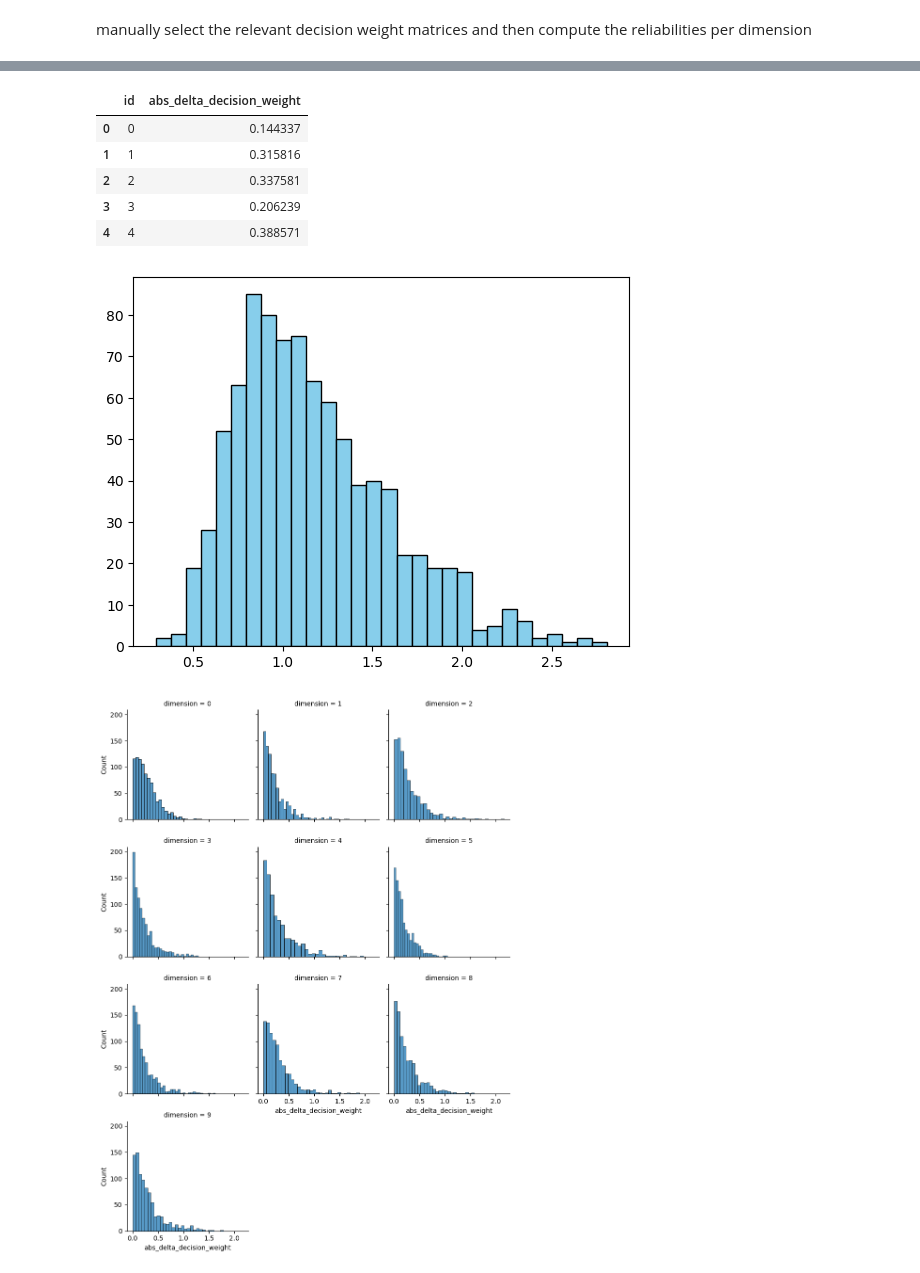
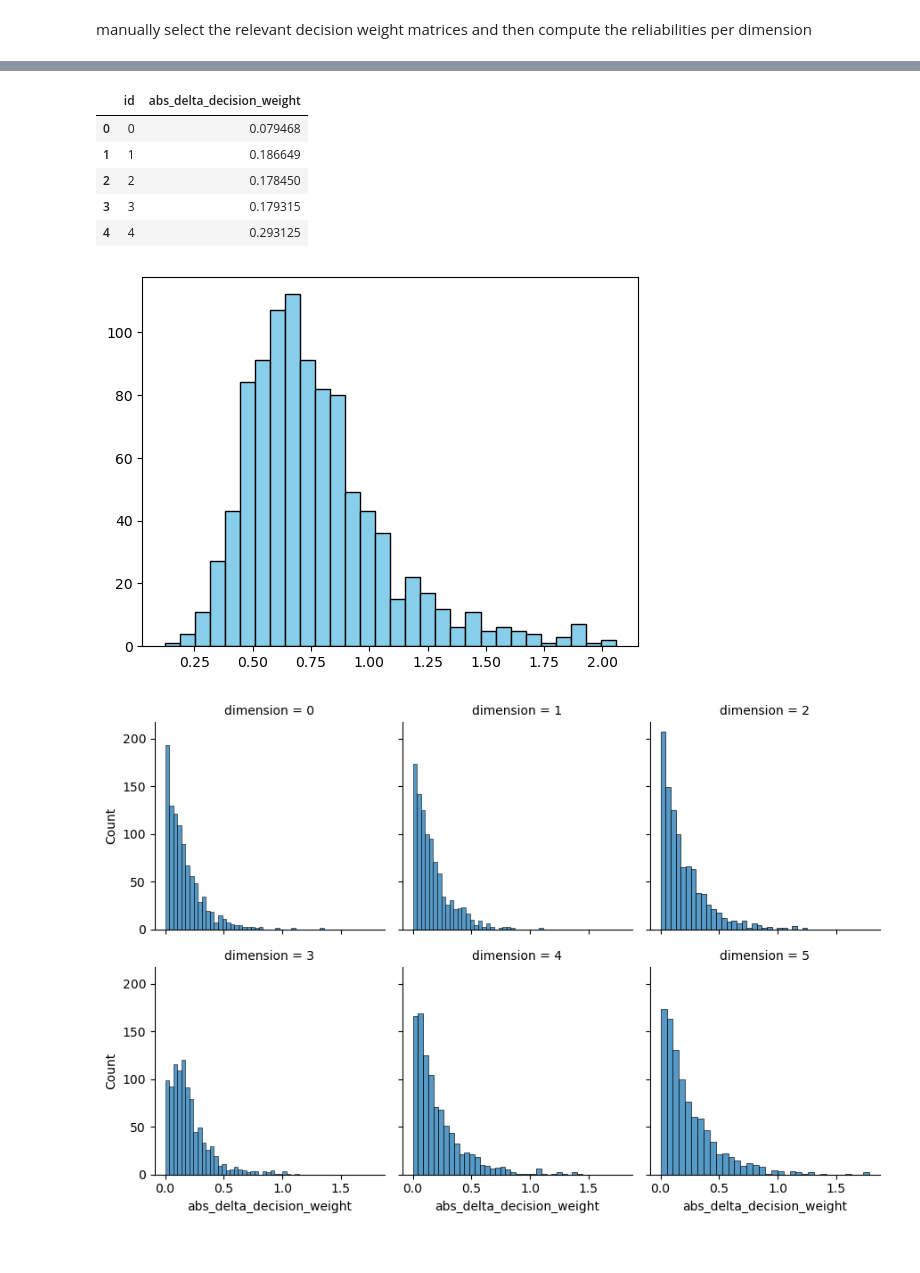
Before and after one commit to MirkoTh/semantic-representations-ID, a Jupyter notebook: split-half-reliability.ipynb, the cells around one changed output, grey strips where cells are left out. Saved outputs shown, nothing was run; the diff lists cells and outputs as text; code cells hidden in the pictures.

```diff
--- a/split-half-reliability.ipynb
+++ b/split-half-reliability.ipynb
@@ -98,10 +147,7 @@ dict_cors = {int(f'{l_keys[i]}'): sublist for i, sublist in enumerate(l_cors)}
 # %%
-partial_reorder = partial(ut.reorder_dimensions, l_splithalf_freeweights_noscaling)
+partial_reorder = partial(ut.reorder_dimensions, l_splithalf)
 l_max_sims = list(map(partial_reorder, range_dims))
 dict_max_sims = dict(zip(range_dims, l_max_sims))
 # %%
 dict_idxs_use = ut.max_sim_dimensions_per_ndim(l_max_sims, range_dims)
 dict_idxs_list_use = ut.max_sim_results_per_ndim(dict_idxs_use, dict_max_sims, range_dims)
-# %%
-dict_idxs_use[15] = 0
-dict_idxs_list_use[15] = [200, 201]
@@ -146,14 +201,14 @@ _ = plt.ylabel("Frequency")
 # %% [markdown]
 manually select the relevant decision weight matrices and then compute the reliabilities per dimension
 # %%
-df_sh_2, df_corr_2, g_2 = ut.split_half_reliabilities(l_splithalf_freeweights_noscaling, dict_idxs_list_use[2], 2)
-df_sh_3, df_corr_3, g_3 = ut.split_half_reliabilities(l_splithalf_freeweights_noscaling, dict_idxs_list_use[3], 3)
-df_sh_4, df_corr_4, g_4 = ut.split_half_reliabilities(l_splithalf_freeweights_noscaling, dict_idxs_list_use[4], 4)
-df_sh_5, df_corr_5, g_5 = ut.split_half_reliabilities(l_splithalf_freeweights_noscaling, dict_idxs_list_use[5], 5)
-df_sh_6, df_corr_6, g_6 = ut.split_half_reliabilities(l_splithalf_freeweights_noscaling, dict_idxs_list_use[6], 6)
-df_sh_7, df_corr_7, g_7 = ut.split_half_reliabilities(l_splithalf_freeweights_noscaling, dict_idxs_list_use[7], 7)
-df_sh_8, df_corr_8, g_8 = ut.split_half_reliabilities(l_splithalf_freeweights_noscaling, dict_idxs_list_use[8], 8)
-df_sh_9, df_corr_9, g_9 = ut.split_half_reliabilities(l_splithalf_freeweights_noscaling, dict_idxs_list_use[9], 9)
-df_sh_10, df_corr_10, g_10 = ut.split_half_reliabilities(l_splithalf_freeweights_noscaling, dict_idxs_list_use[10], 10)
-df_sh_15, df_corr_15, g_15 = ut.split_half_reliabilities(l_splithalf_freeweights_noscaling, dict_idxs_list_use[15], 15)
+df_sh_2, df_corr_2, g_2 = ut.split_half_reliabilities(l_splithalf, dict_idxs_list_use[2], 2)
+df_sh_3, df_corr_3, g_3 = ut.split_half_reliabilities(l_splithalf, dict_idxs_list_use[3], 3)
+df_sh_4, df_corr_4, g_4 = ut.split_half_reliabilities(l_splithalf, dict_idxs_list_use[4], 4)
+df_sh_5, df_corr_5, g_5 = ut.split_half_reliabilities(l_splithalf, dict_idxs_list_use[5], 5)
+df_sh_6, df_corr_6, g_6 = ut.split_half_reliabilities(l_splithalf, dict_idxs_list_use[6], 6)
+#df_sh_7, df_corr_7, g_7 = ut.split_half_reliabilities(l_splithalf, dict_idxs_list_use[7], 7)
+#df_sh_8, df_corr_8, g_8 = ut.split_half_reliabilities(l_splithalf, dict_idxs_list_use[8], 8)
+#df_sh_9, df_corr_9, g_9 = ut.split_half_reliabilities(l_splithalf, dict_idxs_list_use[9], 9)
+#df_sh_use, df_corr_10, g_10 = ut.split_half_reliabilities(l_splithalf, dict_idxs_list_use[10], 10)
+#df_sh_15, df_corr_15, g_15 = ut.split_half_reliabilities(l_splithalf, dict_idxs_list_use[15], 15)
 # %% [output]
@@ -195,22 +310,25 @@ plt.tight_layout()
 # %%
-df_sh_10["delta_decision_weight"] = df_sh_10["decision_weight_2"] - df_sh_10["decision_weight_1"]
-df_sh_10["abs_delta_decision_weight"] = np.abs(df_sh_10["delta_decision_weight"])
-avg_abs_delta = df_sh_10.groupby("id")["abs_delta_decision_weight"].agg("mean").reset_index()
+# select the relevant nr. dimensions
+df_sh_use = df_sh_6.copy()
+df_sh_use["delta_decision_weight"] = df_sh_use["decision_weight_2"] - df_sh_use["decision_weight_1"]
+df_sh_use["abs_delta_decision_weight"] = np.abs(df_sh_use["delta_decision_weight"])
+avg_abs_delta = df_sh_use.groupby("id")["abs_delta_decision_weight"].agg("mean").reset_index()
 avg_abs_delta.head()
 # %% [output]
 |  | id | abs_delta_decision_weight |
-| 0 | 0 | 0.144337 |
-| 1 | 1 | 0.315816 |
-| 2 | 2 | 0.337581 |
-| 3 | 3 | 0.206239 |
-| 4 | 4 | 0.388571 |
+| 0 | 0 | 0.079468 |
+| 1 | 1 | 0.186649 |
+| 2 | 2 | 0.178450 |
+| 3 | 3 | 0.179315 |
+| 4 | 4 | 0.293125 |
 # %%
-df_plt = df_sh_10.groupby("id")["decision_weight_1"].agg(lambda x: x.max() - x.min()).reset_index()
+# difference between min weight and max weight
+df_plt = df_sh_use.groupby("id")["decision_weight_1"].agg(lambda x: x.max() - x.min()).reset_index()
 _ = plt.hist(df_plt["decision_weight_1"], bins=30, color='skyblue', edgecolor='black')
 # %% [output]
-[figure, old version]
+[figure, new version]
 # %%
-g = sns.FacetGrid(data=df_sh_10, col="dimension", col_wrap=3)
+g = sns.FacetGrid(data=df_sh_use, col="dimension", col_wrap=3)
 _ = g.map_dataframe(sns.histplot, x="abs_delta_decision_weight")
 # %% [output]
-[figure, old version]
+[figure, new version]
```
Also changed, not shown: parts of 31 cells of this notebook.
